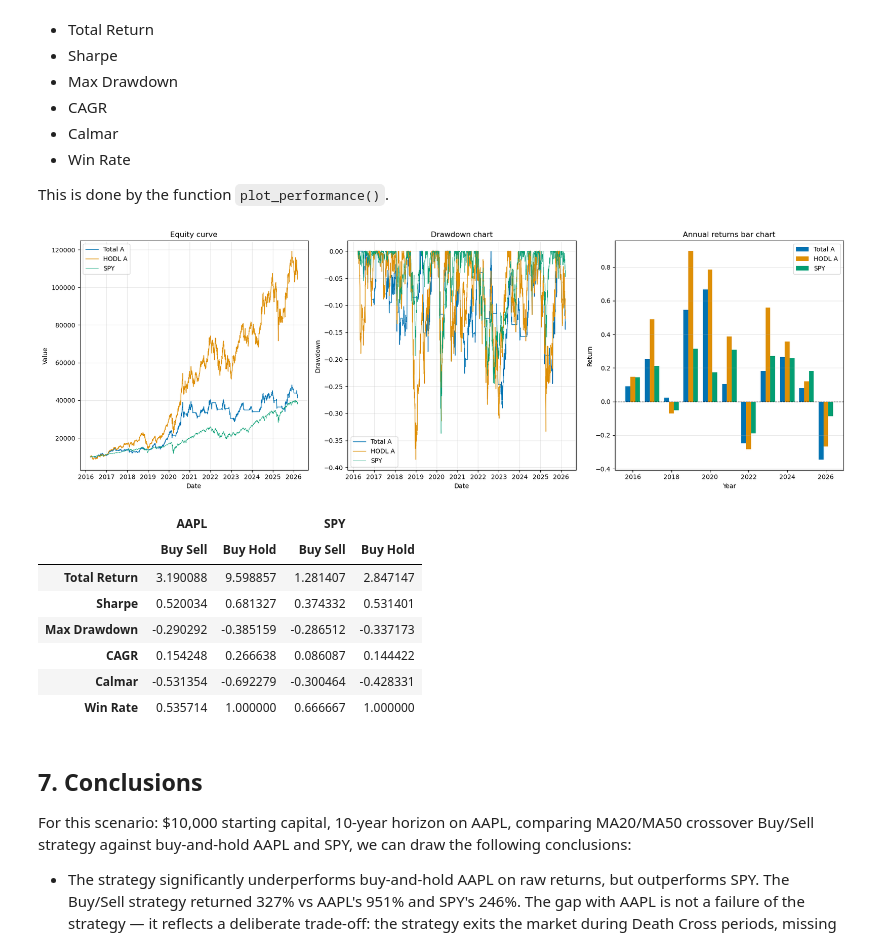
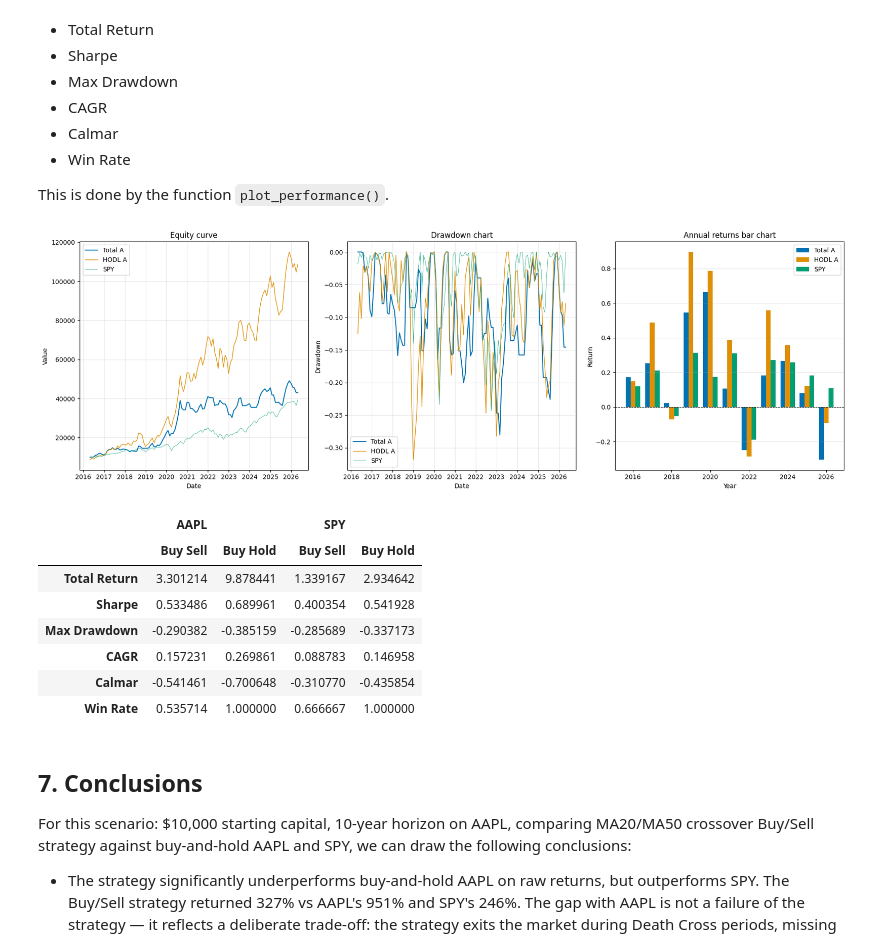
Before and after one commit to wveratudela/quant-research, a Jupyter notebook: Q1_momentum_backtester/Q1_notebook.ipynb, the cells around one changed output. Cells and saved outputs as stored; diff of their text form; code cells hidden in the pictures.

```diff
--- a/Q1_momentum_backtester/Q1_notebook.ipynb
+++ b/Q1_momentum_backtester/Q1_notebook.ipynb
@@ -204,19 +202,19 @@ A table below shows the comparison of the main metrics for all strategies:
 
 This is done by the function  `plot_performance()`.
 # %%
-plot_performance(dataA,dataS,yearly_dataA,yearly_dataS)
+plot_performance(dataA,dataS,yearly_dataA,yearly_dataS, monthly=True)
 display(pd.concat([tableA, tableS], axis=1, keys=['AAPL', 'SPY']))
 
 #display(dataA[['Cash', 'Portfolio_Value', 'Shares', 'Total', 'Buy_Hold', 'Drawdown_BS', 'Drawdown_BH']].tail())
 # %% [output]
-[figure, old version]
+[figure, new version]
 |  | AAPL |  | SPY |  |
 |  | Buy Sell | Buy Hold | Buy Sell | Buy Hold |
-| Total Return | 3.190088 | 9.598857 | 1.281407 | 2.847147 |
-| Sharpe | 0.520034 | 0.681327 | 0.374332 | 0.531401 |
-| Max Drawdown | -0.290292 | -0.385159 | -0.286512 | -0.337173 |
-| CAGR | 0.154248 | 0.266638 | 0.086087 | 0.144422 |
-| Calmar | -0.531354 | -0.692279 | -0.300464 | -0.428331 |
+| Total Return | 3.301214 | 9.878441 | 1.339167 | 2.934642 |
+| Sharpe | 0.533486 | 0.689961 | 0.400354 | 0.541928 |
+| Max Drawdown | -0.290382 | -0.385159 | -0.285689 | -0.337173 |
+| CAGR | 0.157231 | 0.269861 | 0.088783 | 0.146958 |
+| Calmar | -0.541461 | -0.700648 | -0.310770 | -0.435854 |
 | Win Rate | 0.535714 | 1.000000 | 0.666667 | 1.000000 |
 # %% [markdown]
 ## 7. Conclusions
```
Also changed, not shown: parts of 3 cells of this notebook, 6 other files.
